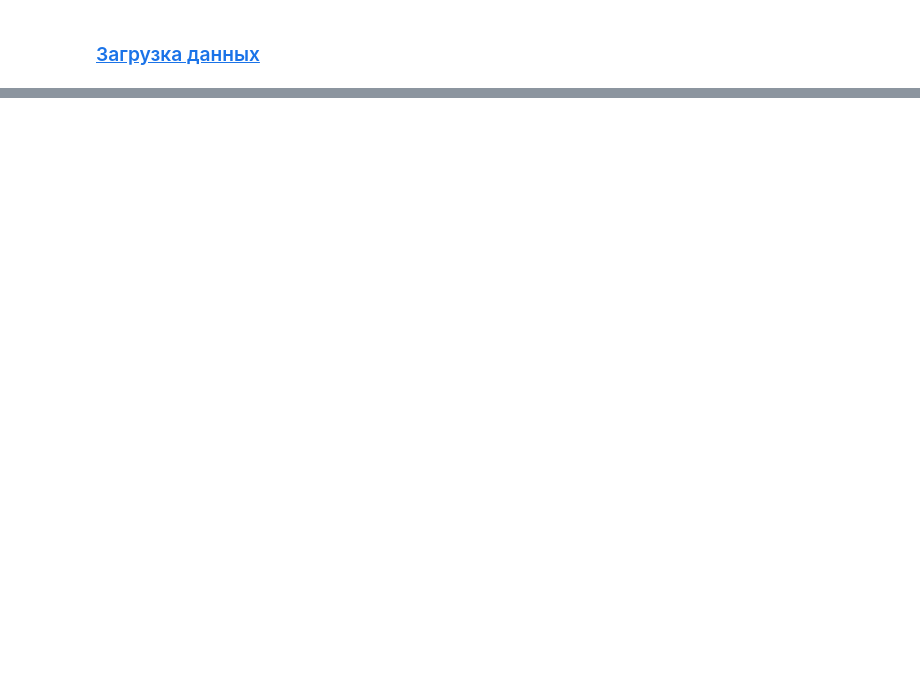
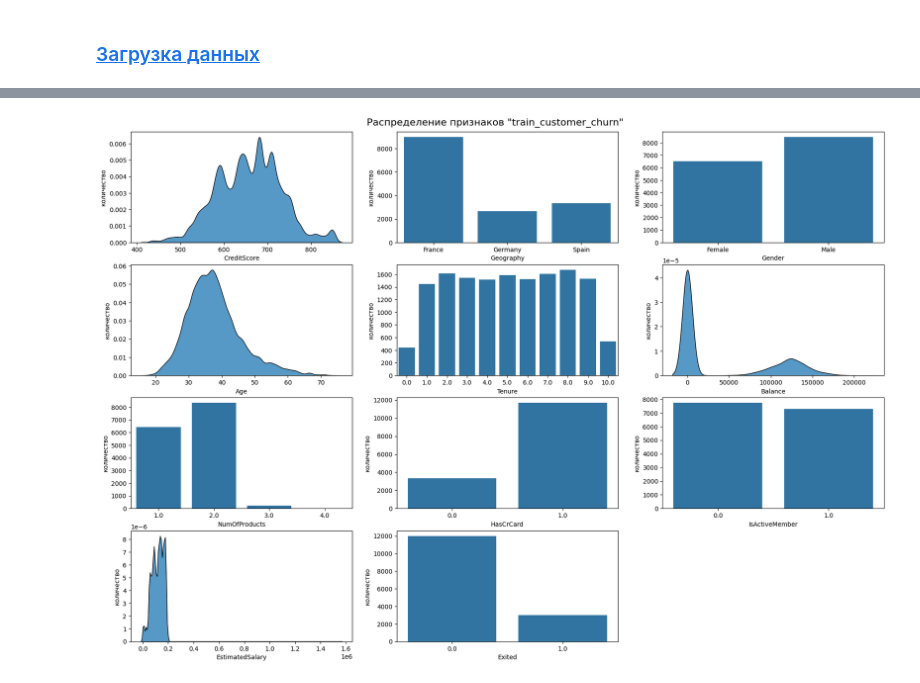
Before and after one commit to serguntsov/webbee_predict_customer_churn, a Jupyter notebook: pred_customer_churn.ipynb, the cells around one changed output, grey strips where cells are left out. Drawn from its saved outputs; the diff is of its cells as text; code cells hidden in the pictures; blank space fills up the shorter version.

```diff
--- a/pred_customer_churn.ipynb
+++ b/pred_customer_churn.ipynb
@@ -56,0 +64,14 @@ import seaborn as sns
+# %%
+# Проверка наличия директории
+def check_dataset(path0, path1, sep):
+    if os.path.exists(path0):
+        return get_dataset(path0, sep)
+    elif os.path.exists(path1):
+        return get_dataset(path0, sep)
+    else:
+        print('неправильный путь к файлу')
+# %%
+path0 = './datasets/train.csv'
+path1 = '/kaggle/input/webbee-internship-2025/train.csv' # директория для kagle
+
+train_customer_churn = check_dataset(path0, path1, sep=',')
@@ -56,0 +175,3 @@ import seaborn as sns
+# %%
+train_customer_churn.set_index('id', inplace=True)
+test_customer_churn.set_index('id', inplace=True)
@@ -56,0 +184,17 @@ import seaborn as sns
+# %%
+# Функция для отображения гистограммы всех признаков
+def plt_hist(df):
+    plt.figure(figsize=(22, 15))
+    i = 1
+    cols = df.columns[1:]
+
+    for clm_n in cols:
+        plt.subplot(4, 3, i)
+        if df[clm_n].nunique() <= 20:
+            axes = sns.countplot(data=df.iloc[:, 1:], x=clm_n, color='#1F77B4')
+        elif pd.api.types.is_numeric_dtype(df[clm_n]):
+            axes = sns.kdeplot(data=df.iloc[:, 1:], x=clm_n, multiple="stack", bw_method=0.1)
+        else:
+            continue
+        axes.set_ylabel('количество')
+        i += 1
@@ -56,0 +221,7 @@ import seaborn as sns
+# %%
+
+plt_hist(train_customer_churn)
+plt.suptitle('Распределение признаков "train_customer_churn"', fontsize=16,y=0.9)
+plt.show()
+# %% [output]
+[figure, added]
```
Also changed, not shown: parts of 25 cells of this notebook, 1 other file.
